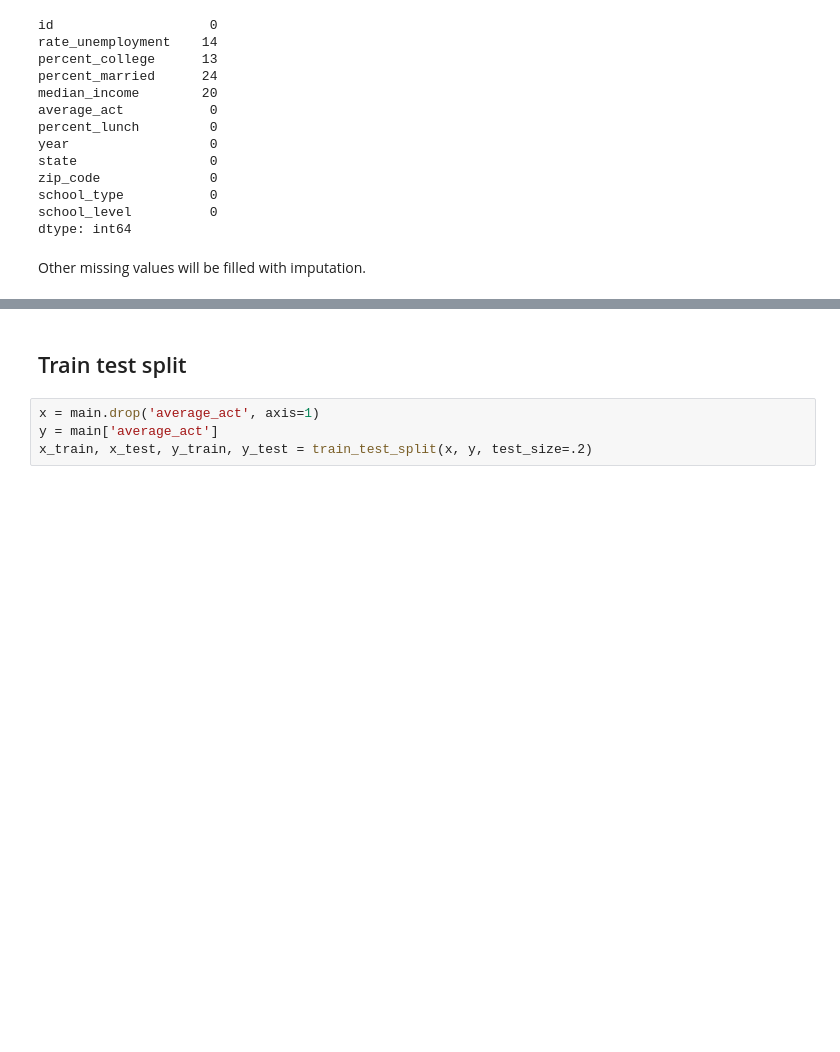
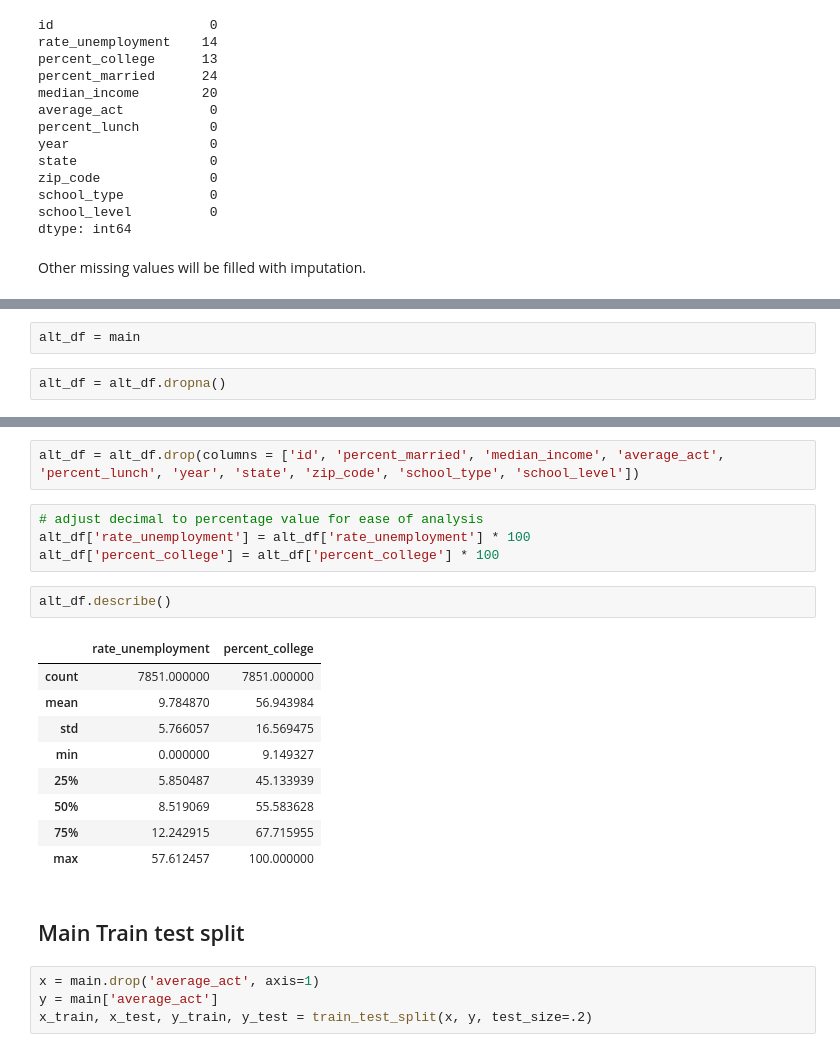
Before and after one commit to MCaiGH/Education_Gap, a Jupyter notebook: Education_Inequality_Data_Preparation.ipynb, the cells around one changed output, grey strips where cells are left out. Saved outputs shown, nothing was run; the diff lists cells and outputs as text; blank space fills up the shorter version.

```diff
--- a/Education_Inequality_Data_Preparation.ipynb
+++ b/Education_Inequality_Data_Preparation.ipynb
@@ -317,0 +320,4 @@ Other missing values will be filled with imputation.
+# %%
+alt_df = main
+# %%
+alt_df = alt_df.dropna()
@@ -318,5 +340,23 @@ Other missing values will be filled with imputation.
+# %%
+alt_df = alt_df.drop(columns = ['id', 'percent_married', 'median_income', 'average_act', 'percent_lunch', 'year', 'state', 'zip_code', 'school_type', 'school_level'])
+# %%
+# adjust decimal to percentage value for ease of analysis
+alt_df['rate_unemployment'] = alt_df['rate_unemployment'] * 100
+alt_df['percent_college'] = alt_df['percent_college'] * 100
+# %%
+alt_df.describe()
+# %% [output]
+|  | rate_unemployment | percent_college |
+| count | 7851.000000 | 7851.000000 |
+| mean | 9.784870 | 56.943984 |
+| std | 5.766057 | 16.569475 |
+| min | 0.000000 | 9.149327 |
+| 25% | 5.850487 | 45.133939 |
+| 50% | 8.519069 | 55.583628 |
+| 75% | 12.242915 | 67.715955 |
+| max | 57.612457 | 100.000000 |
 # %% [markdown]
-## Train test split
+## Main Train test split
 # %%
 x = main.drop('average_act', axis=1)
 y = main['average_act']
```
Also changed, not shown: parts of 15 cells of this notebook, 2 other files.
